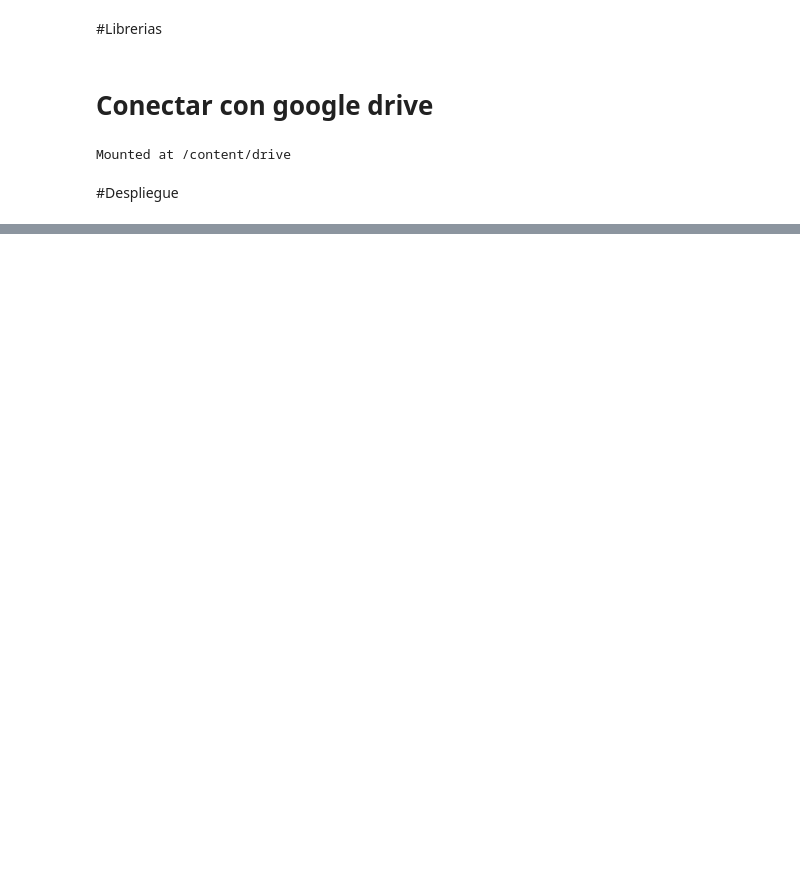
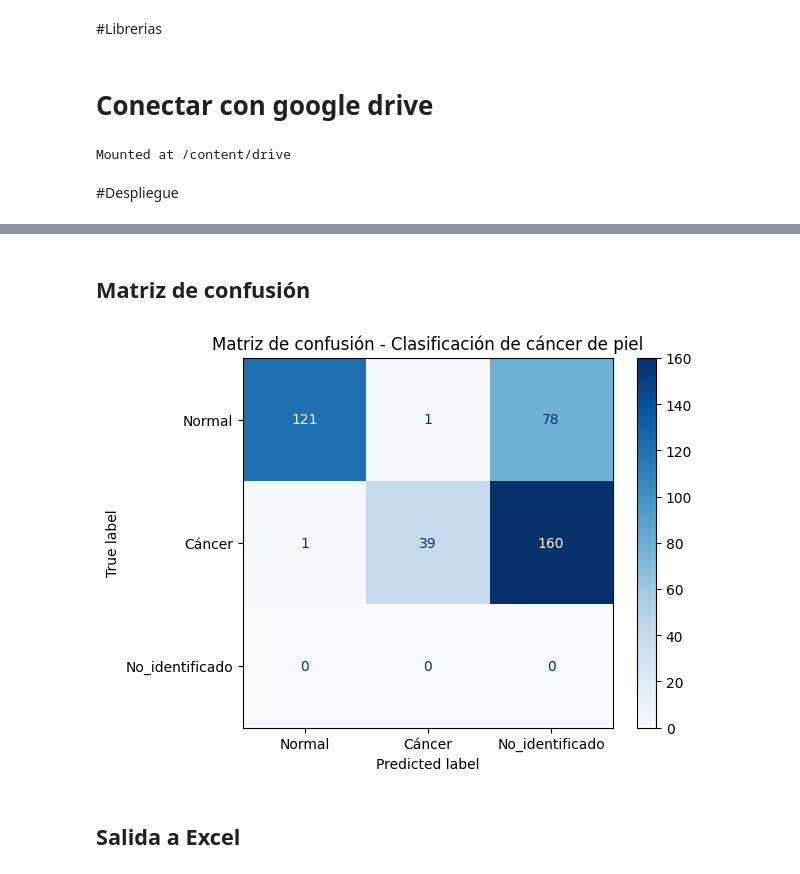
Before and after one commit to jruedaa/Aplicaciones_de_operaciones, a Jupyter notebook: e_despliegue.ipynb, the cells around one changed output, grey strips where cells are left out. Cells and saved outputs as stored; diff of their text form; code cells hidden in the pictures; blank space fills up the shorter version.

Commit message:
Correciones en despliegue

```diff
--- a/e_despliegue.ipynb
+++ b/e_despliegue.ipynb
@@ -40,8 +42,8 @@ path_modelo="/content/drive/MyDrive/analitica 3/Aplicaciones_de_operaciones/Sali
 path_resultados="/content/drive/MyDrive/analitica 3/Aplicaciones_de_operaciones/Salidas/Salida_despliegue"
 # %%
 ## Definir umbrales personalizados para clasificación
-umbral_inferior = 0.45
-umbral_superior = 0.55
+umbral_inferior = 0.08
+umbral_superior = 0.95
 # %%
 #### cargar datos ####
 path = path_imagenes # ruta de imagenes a clasificar
@@ -58,14 +60,6 @@ for i in files:
     numero=i.split('.')
     lista_numeros.append(numero[0])
 
-#Añadir etiquetas
-for j in lista_numeros:
-    if int(j) <= 199: #Agregar etiquetas segun rango de numeros
-        lista_nombres.append("b_"+j) #Agregar etiquetas de benigno
-    else:
-        lista_nombres.append("m_"+j) #Agregar etiquetas de maligno
-
-
 # Cargar modelo entrenado
 modelo = tf.keras.models.load_model(path_modelo)
 
@@ -75,21 +69,18 @@ probabilidades = modelo.predict(x)
 # Clasificar según umbrales definidos para cáncer de piel
 clasificaciones = [
     'Cáncer' if prob > umbral_superior else
-    'No Cáncer' if prob < umbral_inferior else
-    'Indeterminado'
+    'Normal' if prob < umbral_inferior else
+    'No_identificado'
     for prob in probabilidades.flatten()
 ]
 
 
 # Organizar salida de datos en un dataframe
 resultados={
-    "Paciente": lista_nombres,
-    "Clasificación": clasificaciones,
+    "Nombre_archivo": files,
+    "Clasificación_predicciones": clasificaciones,
     "Probabilidad": probabilidades.flatten()
 }
 resultados=pd.DataFrame(resultados)
-
-#Exportar resultados en formato xlsx
-resultados.to_excel(path_resultados+'/resultados.xlsx', index=False)
 # %% [output]
 WARNING:absl:Compiled the loaded model, but the compiled metrics have yet to be built. `model.compile_metrics` will be empty until you train or evaluate the model.
@@ -96,0 +88,24 @@ WARNING:absl:Compiled the loaded model, but the compiled metrics have yet to be
+# %% [markdown]
+## Matriz de confusión
+# %%
+#Crear matriz de confusion con datos de despliegue
+y_true = []
+
+for num in lista_numeros:
+    if int(num) <= 199:  # Rango de benignos
+        y_true.append("Normal")
+    else:                # Rango de malignos
+        y_true.append("Cáncer")
+
+# Matriz de confusión
+cm = confusion_matrix(y_true, clasificaciones, labels=["Normal", "Cáncer", "No_identificado"])
+
+# Visualización
+disp = ConfusionMatrixDisplay(confusion_matrix=cm, display_labels=["Normal", "Cáncer", "No_identificado"])
+disp.plot(cmap="Blues")
+plt.title("Matriz de confusión - Clasificación de cáncer de piel")
+plt.show()
+# %% [output]
+[figure, added]
+# %% [markdown]
+## Salida a Excel
```
Also changed, not shown: parts of 3 cells of this notebook, 5 other files.
